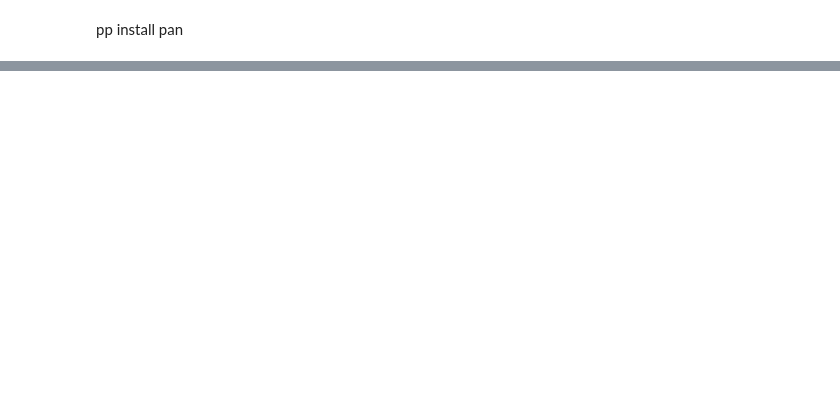
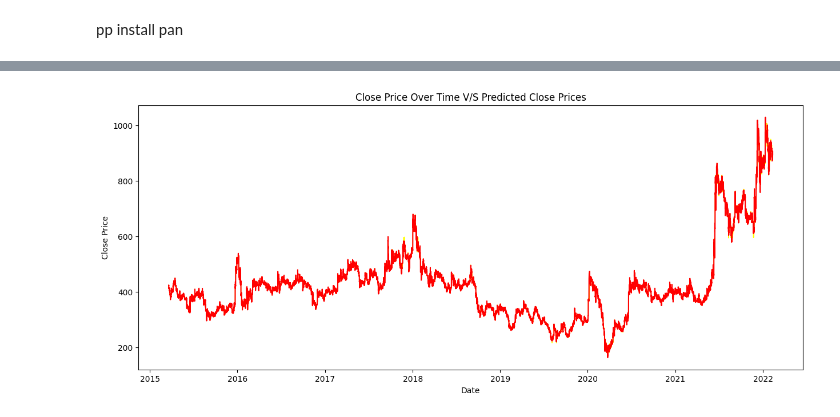
Before and after one commit to adarsh2023calc/Reliance-Stock-Analysis, a Jupyter notebook: assignment-1.ipynb, the cells around one changed output, grey strips where cells are left out. Cells and saved outputs as stored; diff of their text form; code cells hidden in the pictures; blank space fills up the shorter version.

```diff
--- a/assignment-1.ipynb
+++ b/assignment-1.ipynb
@@ -289,0 +313,12 @@ plt.show()
+# %%
+# Lets overlap it with the actual_close price
+plt.figure(figsize=(15, 6))  # Optional: Set figure size for better visualization
+plt.title("Close Price Over Time V/S Predicted Close Prices")  # Add title to the plot
+plt.xlabel("Date")  # Label for X-axis
+plt.ylabel("Close Price")  # Label for Y-axis
+
+plt.plot(df['date'],df['predicted_prices'],color='yellow', linewidth=1, label='Predicted Close Prices')
+plt.plot(df['date'],df['actual close'],color='red')
+plt.show()
+# %% [output]
+[figure, added]
```
Also changed, not shown: parts of 21 cells of this notebook.
